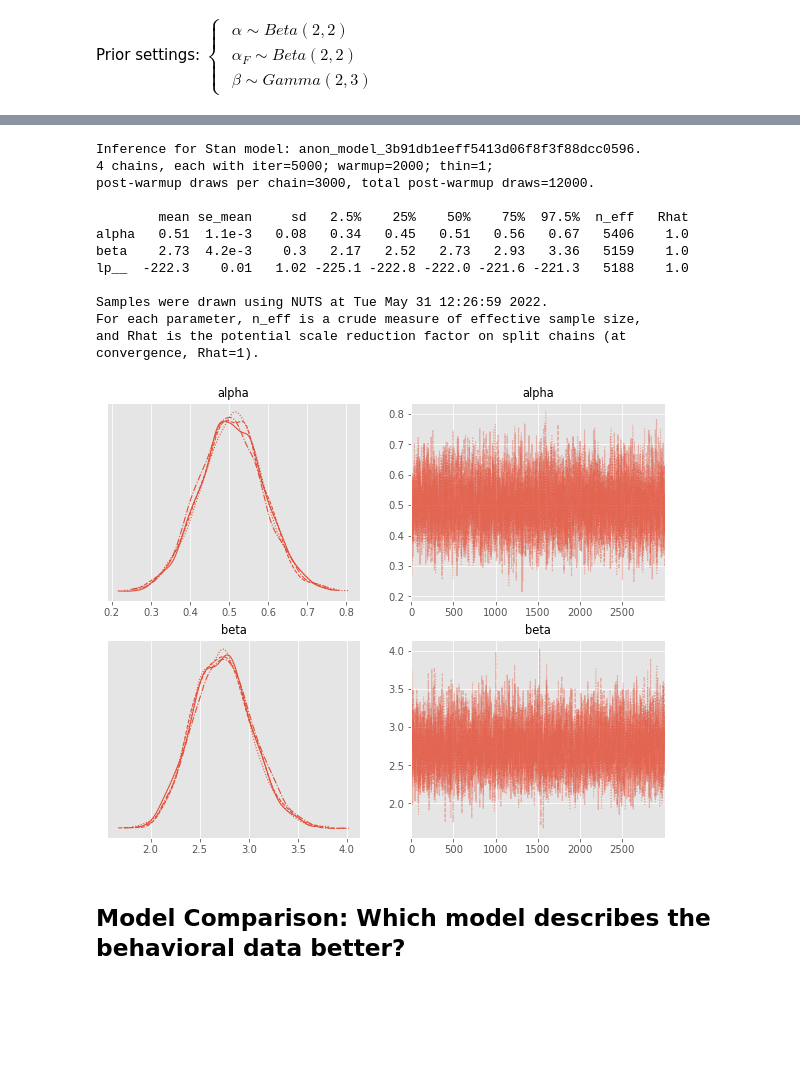
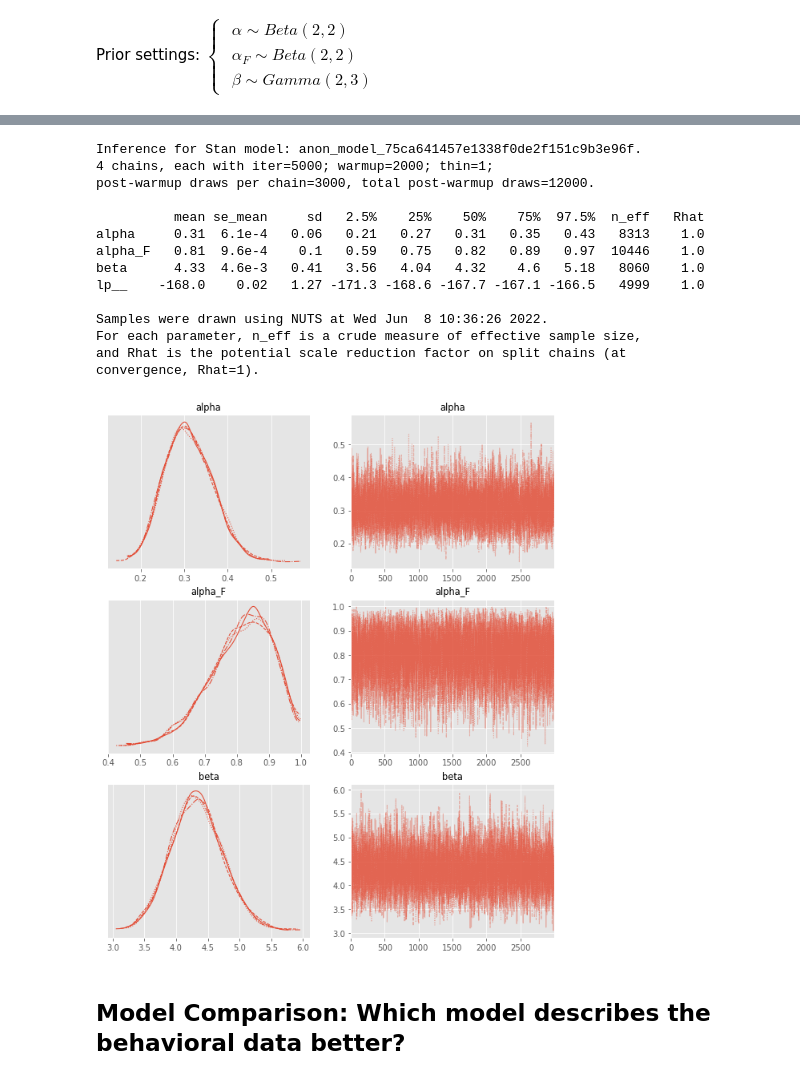
Before and after one commit to oist/PyStanTutorial, a Jupyter notebook: tutorial2_two_choice_task.ipynb, the cells around one changed output, grey strips where cells are left out. Cells and saved outputs as stored; diff of their text form; code cells hidden in the pictures; blank space fills up the shorter version.

```diff
--- a/tutorial2_two_choice_task.ipynb
+++ b/tutorial2_two_choice_task.ipynb
@@ -244,31 +319,39 @@ model {
   }
 }
 """
+# %%
+data_qf = {
+    "T": len(actions),
+    "a": actions+1,
+    "r": rewards
+}
 # %%
-sm = pystan.StanModel(model_code=stan_q)
+sm = pystan.StanModel(model_code=stan_qf)
 # %%
 sample_kwargs = {"iter": 5000, "chains": 4, "warmup": 2000}
-fit = sm.sampling(data=data_q, **sample_kwargs)
+fit = sm.sampling(data=data_qf, **sample_kwargs)
+qf_ll = np.mean(fit["lp__"])
 # %%
 print(fit)
 # %% [output]
-Inference for Stan model: anon_model_3b91db1eeff5413d06f8f3f88dcc0596.
+Inference for Stan model: anon_model_75ca641457e1338f0de2f151c9b3e96f.
 4 chains, each with iter=5000; warmup=2000; thin=1;
 post-warmup draws per chain=3000, total post-warmup draws=12000.
 
-        mean se_mean     sd   2.5%    25%    50%    75%  97.5%  n_eff   Rhat
-alpha   0.51  1.1e-3   0.08   0.34   0.45   0.51   0.56   0.67   5406    1.0
-beta    2.73  4.2e-3    0.3   2.17   2.52   2.73   2.93   3.36   5159    1.0
-lp__  -222.3    0.01   1.02 -225.1 -222.8 -222.0 -221.6 -221.3   5188    1.0
+          mean se_mean     sd   2.5%    25%    50%    75%  97.5%  n_eff   Rhat
+alpha     0.31  6.1e-4   0.06   0.21   0.27   0.31   0.35   0.43   8313    1.0
+alpha_F   0.81  9.6e-4    0.1   0.59   0.75   0.82   0.89   0.97  10446    1.0
+beta      4.33  4.6e-3   0.41   3.56   4.04   4.32    4.6   5.18   8060    1.0
+lp__    -168.0    0.02   1.27 -171.3 -168.6 -167.7 -167.1 -166.5   4999    1.0
 
-Samples were drawn using NUTS at Tue May 31 12:26:59 2022.
+Samples were drawn using NUTS at Wed Jun  8 10:36:26 2022.
 For each parameter, n_eff is a crude measure of effective sample size,
 and Rhat is the potential scale reduction factor on split chains (at
 convergence, Rhat=1).
 # %%
-arviz.plot_trace(fit, var_names=('alpha', 'alpha_F', 'beta'), figsize=(10, 8));
+arviz.plot_trace(fit, var_names=('alpha', 'alpha_F', 'beta'), figsize=(10, 12));
 # %% [output]
-[figure, old version]
+[figure, new version]
 # %% [markdown]
 ## Model Comparison: Which model describes the behavioral data better?
 # %% [markdown]
```
Also changed, not shown: parts of 18 cells of this notebook, 1 other file.
